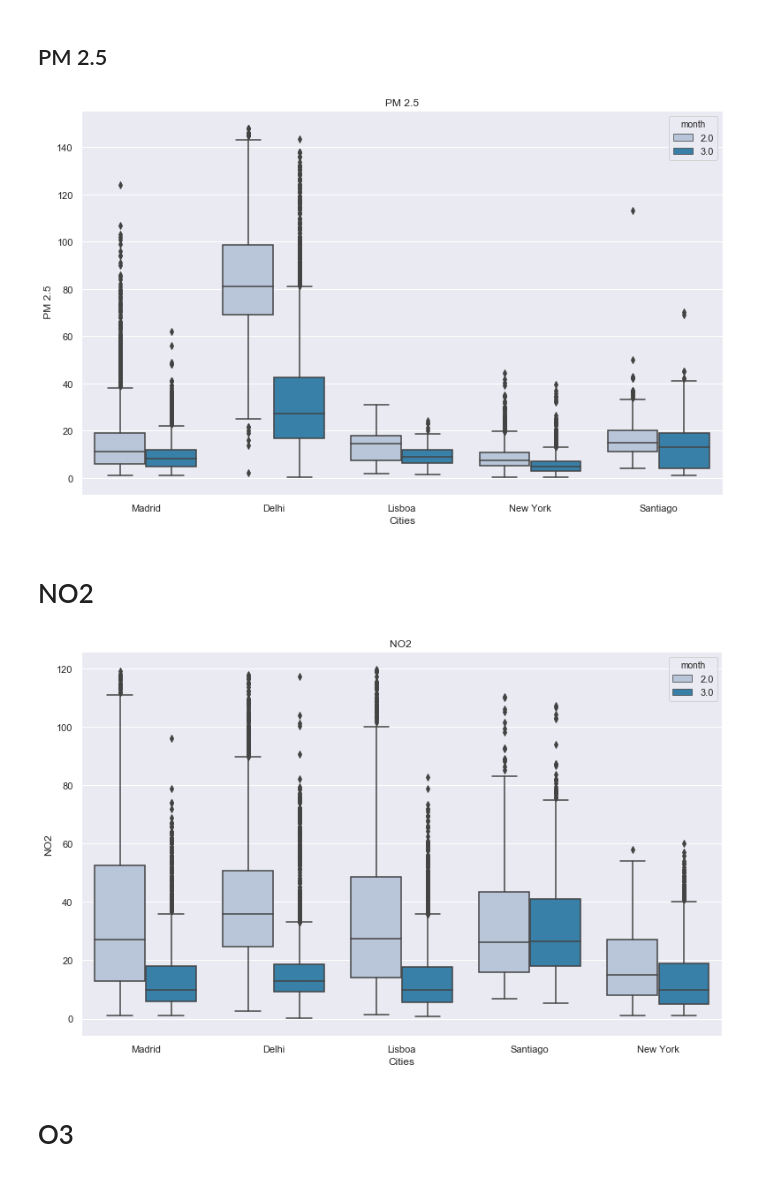
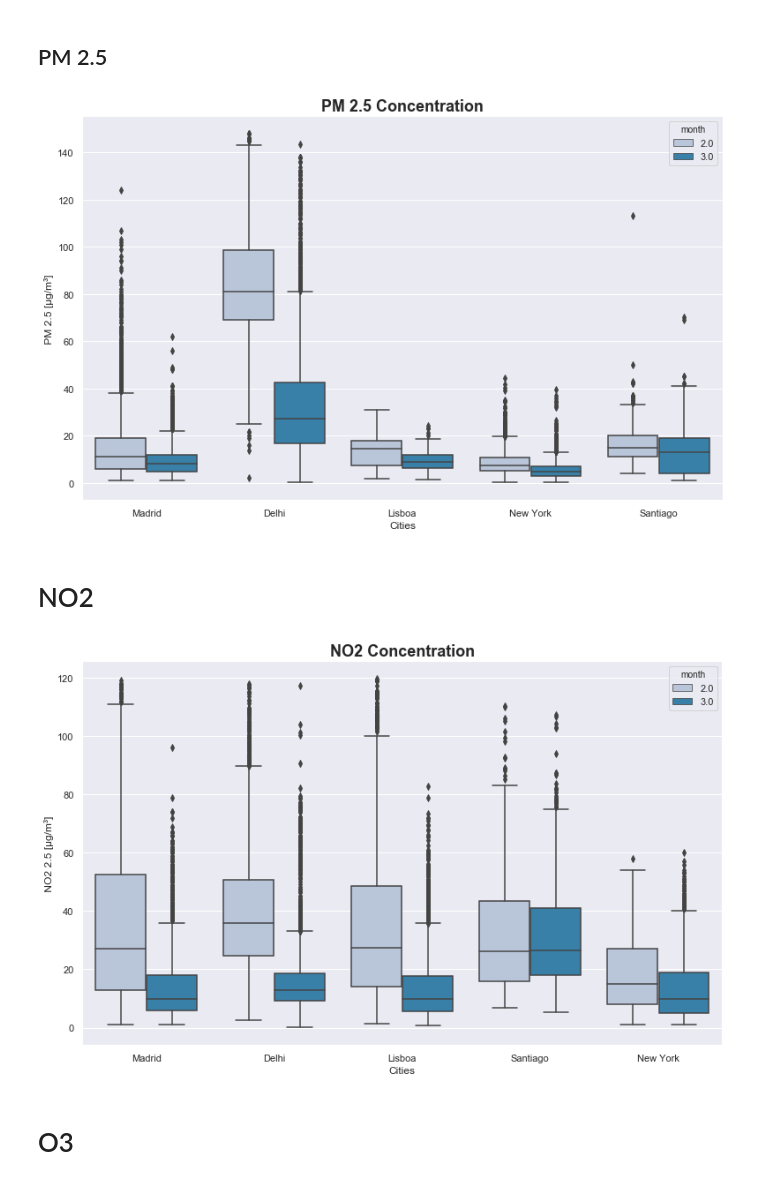
Before and after one commit to ta-data-lis/Project-Week-3-Data-Thieves, a Jupyter notebook: your-project/Data Cleaning and Visualization.ipynb, the cells around one changed output. Saved outputs shown, nothing was run; the diff lists cells and outputs as text; code cells hidden in the pictures.

```diff
--- a/your-project/Data Cleaning and Visualization.ipynb
+++ b/your-project/Data Cleaning and Visualization.ipynb
@@ -11,6 +11,8 @@ pm25 = pd.read_csv('data/openaq_pm25.csv')
 no2 = pd.read_csv('data/openaq_NO2.csv')
 o3 = pd.read_csv('data/openaq_o3.csv')
 co = pd.read_csv('data/openaq_co.csv')
+so2 = pd.read_csv('data/openaq_so2.csv')
 # %%
 # Concat pm25 e NO2
-data = pd.concat([pm25,no2,o3,co])
+data = pd.concat([pm25,no2,o3,co,so2])
+# data.shape = (165943, 12)
@@ -185,43 +283,49 @@ pm25 = pm25.dropna()
 
 sns.set()
 fig, ax = plt.subplots(figsize=(13,8))
-ax = sns.boxplot(x="city", y="value", hue = "month",
+g = sns.boxplot(x="city", y="value", hue = "month",
                   data=pm25, palette="PuBu")
 
 # ax.set_xticklabels(['February, 'March'])
 ax.set_xlabel("Cities")
-ax.set_ylabel(" PM 2.5")
-ax.set_title('PM 2.5')
+ax.set_ylabel(" PM 2.5 [µg/m³] ")
+ax.set_title('PM 2.5 Concentration', fontsize=18, fontweight='bold')
 
 plt.show()
+
+#Save:
+g.figure.savefig('data/pm25_box.png')
 # %% [output]
-[figure, old version]
+[figure, new version]
 # %% [markdown]
 # NO2
 # %%
 no2 = data.loc[data['parameter'] == 'no2']
 
 # Outliers
 # # remove rows > 125
 no2 = no2.where(no2['value'] < 120)
 no2.sort_values(by="value", ascending = False).head()
 
 no2 = no2.dropna()
 # # madrid.shape(9889)
 
 sns.set()
 fig, ax = plt.subplots(figsize=(13,8))
-ax = sns.boxplot(x="city", y="value", hue = "month",
+g = sns.boxplot(x="city", y="value", hue = "month",
                   data=no2, palette="PuBu")
 
 # ax.set_xticklabels(['February, 'March'])
 ax.set_xlabel("Cities")
-ax.set_ylabel("NO2")
-ax.set_title('NO2 ')
+ax.set_ylabel(" NO2 2.5 [µg/m³] ")
+ax.set_title('NO2 Concentration', fontsize=18, fontweight='bold')
 
 plt.show()
+
+#Save:
+g.figure.savefig('data/no2_box.png')
 # %% [output]
-[figure, old version]
+[figure, new version]
 # %% [markdown]
 # O3
 # %%
```
Also changed, not shown: parts of 21 cells of this notebook, 14 other files.
